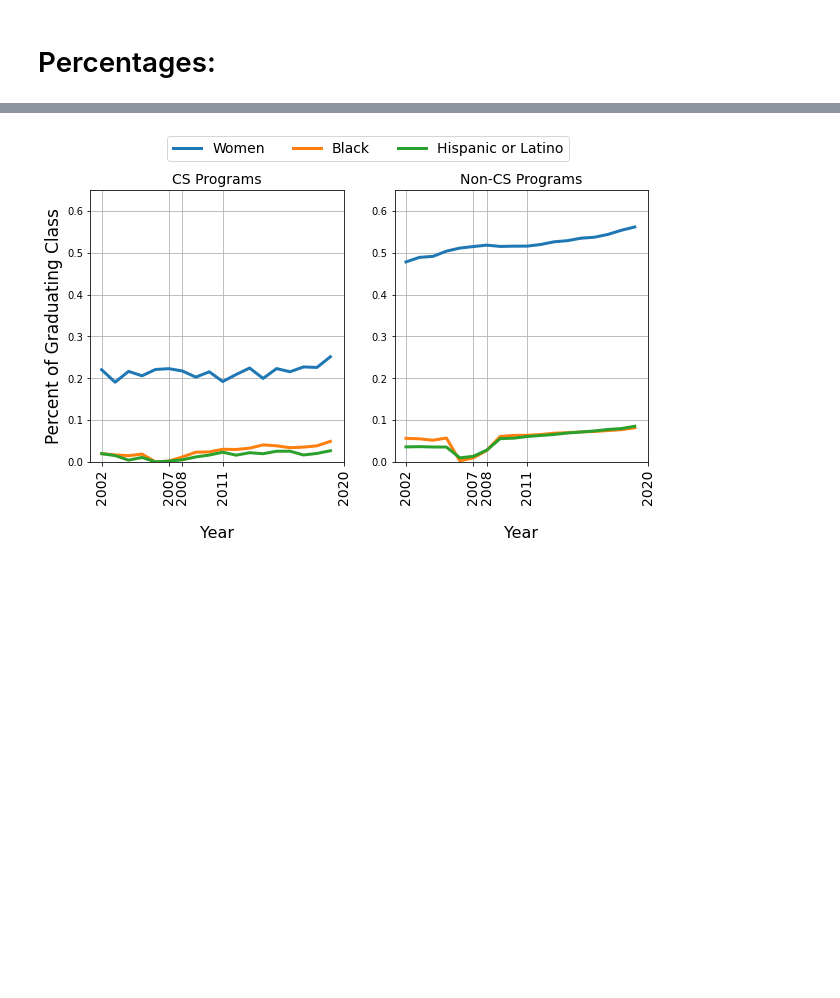
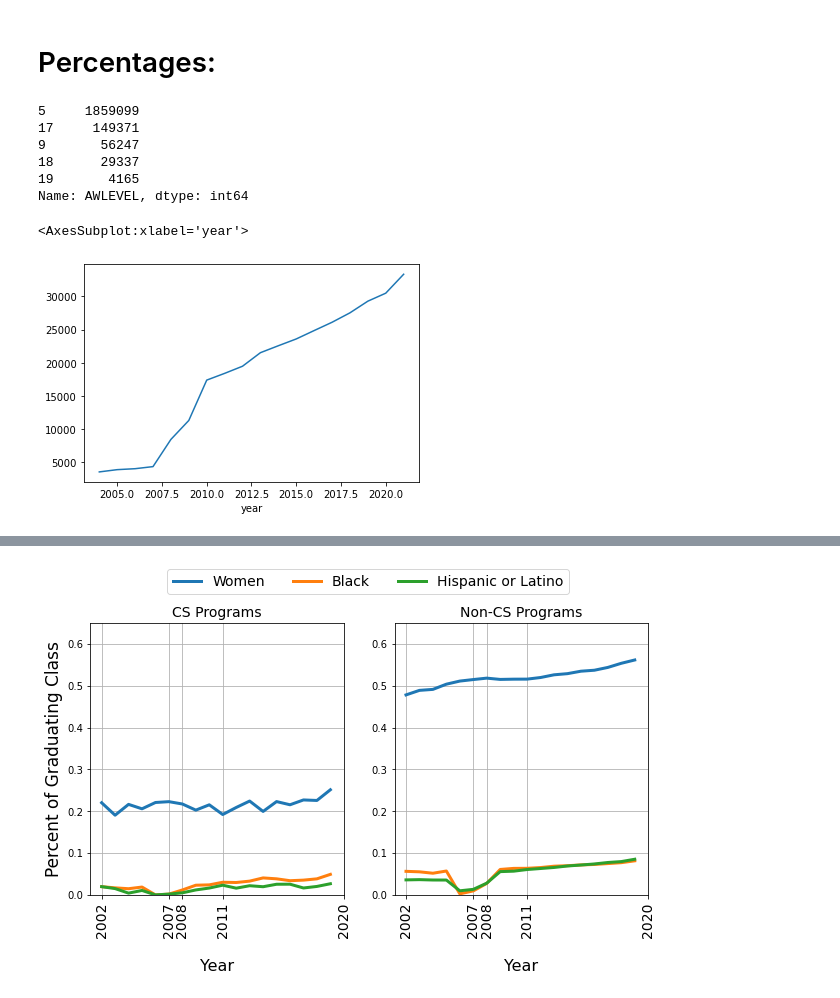
Before and after one commit to fahadsultan/dei-facultystaff, a Jupyter notebook: Nationwide trends.ipynb, the cells around one changed output, grey strips where cells are left out. Cells and saved outputs as stored; diff of their text form; code cells hidden in the pictures; blank space fills up the shorter version.

```diff
--- a/Nationwide trends.ipynb
+++ b/Nationwide trends.ipynb
@@ -161,12 +121,0 @@ ValueError: cannot reindex on an axis with duplicate labels
-# %%
-all_data_abs = []
-
-for label, df in [("women", women_abs), ("black", black_abs), ("hispanic", hispanic_abs), ("native",natives_abs)]:
-    df = df.reset_index()
-    df.columns = ['year', 'ncs', 'cs']
-    df['year'] = [year for year, _ in cs_and_noncs]
-    df['demo'] = label
-    all_data_abs.append(df)
-
-all_data_abs = pd.concat(all_data_abs)
-all_data_abs.to_csv('../data/all_data_abs.csv')
@@ -204,7 +136,9 @@ fnames         = [fname for fname in fnames if ('2000' not in fname) and ('2001'
 dfs            = [pd.read_csv(fname, index_col=0) for fname in fnames]
 dfs            = [df.rename(columns={col: col.upper().strip() for col in df.columns}) for df in dfs]
 # dfs            = [df[df['AWLEVEL']==5] for df in dfs]
-dfs            = [df[(df['AWLEVEL']==9) | (df['AWLEVEL'].apply(lambda x: x in [17, 18, 19])) ] for df in dfs]
+# dfs            = [df[(df['AWLEVEL']==9) | (df['AWLEVEL'].apply(lambda x: x in [17, 18, 19])) ] for df in dfs]
+dfs            = [df[df['AWLEVEL'].apply(lambda x: x in [5, 9, 17, 18, 19])] for df in dfs]
+
 cs_maps        = [df['CIPCODE'].apply(lambda x: (x>=11) & (x<12)) for df in dfs]
 cs_maps        = [cs_map.rename('CS') for cs_map in cs_maps]
 cs_and_noncs   = [df.groupby([cs_maps[i], df.index]).sum().reset_index() for i, df in enumerate(dfs)]
@@ -214,0 +164,20 @@ cs_and_noncs   = sorted(zip(years, cs_and_noncs), key=lambda x: x[0])
+# %%
+all_dfs['AWLEVEL'].value_counts()
+# %% [output]
+5     1859099
+17     149371
+9       56247
+18      29337
+19       4165
+Name: AWLEVEL, dtype: int64
+# %%
+
+var, var_alt   = 'CTOTALT', 'CRACE24'
+get_val = lambda x: x[var] if x[var]!=0 else x[var_alt]
+phd_counts['total_abs'] = phd_counts.apply(get_val, axis=1)
+# ugd_counts['total_abs'] = ugd_counts.apply(get_val, axis=1)
+# %%
+phd_counts[['CHISPT', 'CRACE21', 'DVCHST']].max(axis=1).plot()
+# %% [output]
+<AxesSubplot:xlabel='year'>
+[figure, added]
```
Also changed, not shown: parts of 18 cells of this notebook.
